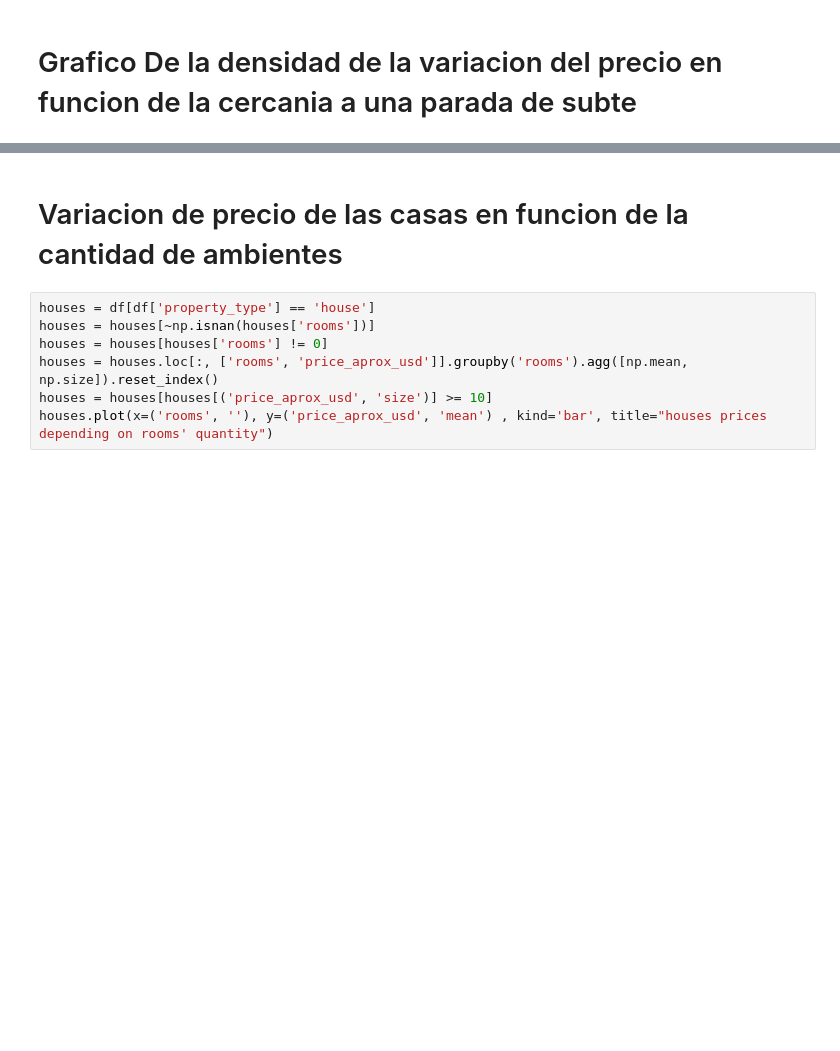
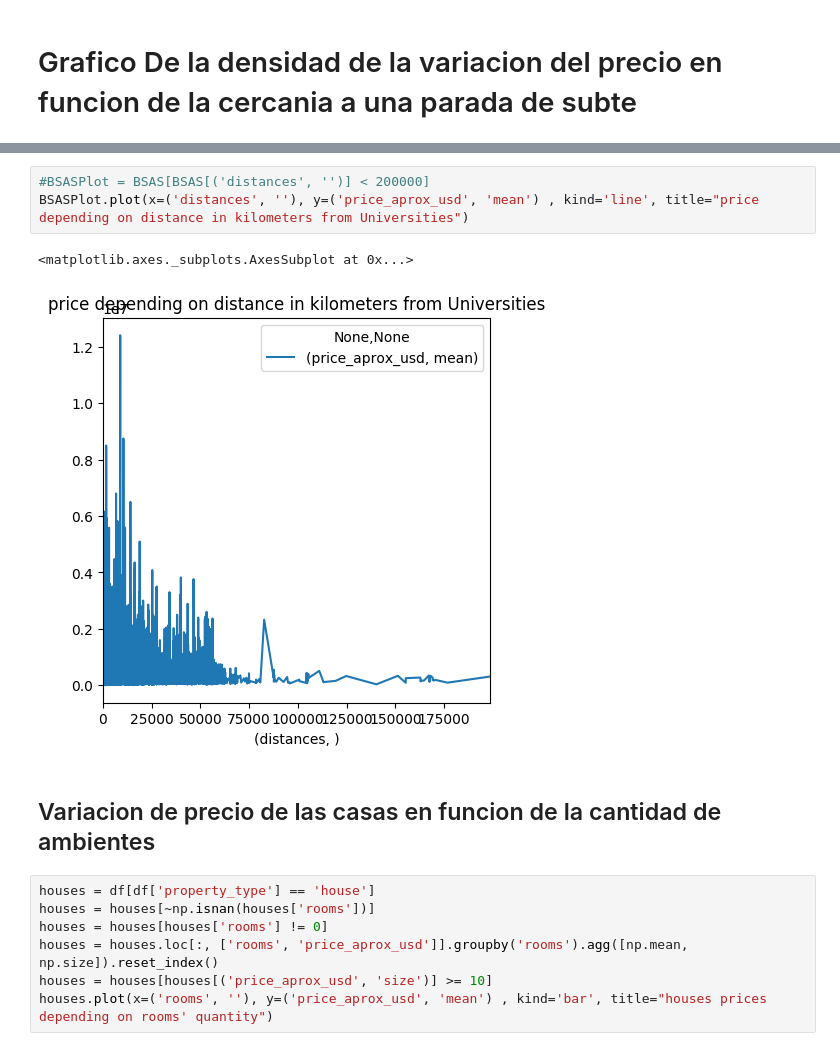
Before and after one commit to Monty1991/TPDATOS_7506_2017_2_ARGERICH, a Jupyter notebook: TP.ipynb, the cells around one changed output, grey strips where cells are left out. Cells and saved outputs as stored; diff of their text form; blank space fills up the shorter version.

```diff
--- a/TP.ipynb
+++ b/TP.ipynb
@@ -380,5 +372,11 @@ CF.plot(x=('distances', ''), y=('price_aprox_usd', 'mean') , kind='line', title=
+# %%
+#BSASPlot = BSAS[BSAS[('distances', '')] < 200000]
+BSASPlot.plot(x=('distances', ''), y=('price_aprox_usd', 'mean') , kind='line', title="price depending on distance in kilometers from Universities")
+# %% [output]
+<matplotlib.axes._subplots.AxesSubplot at 0x...>
+[figure, added]
 # %% [markdown]
-# Variacion de precio de las casas en funcion de la cantidad de ambientes
+## Variacion de precio de las casas en funcion de la cantidad de ambientes
 # %%
 houses = df[df['property_type'] == 'house']
 houses = houses[~np.isnan(houses['rooms'])]
```
Also changed, not shown: parts of 11 cells of this notebook.
